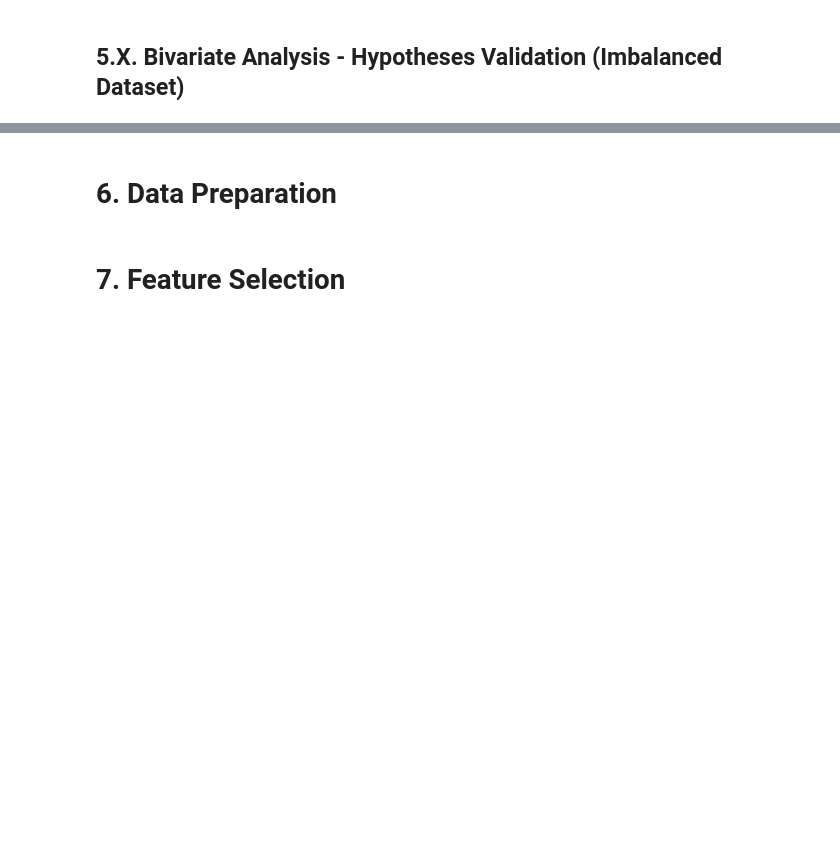
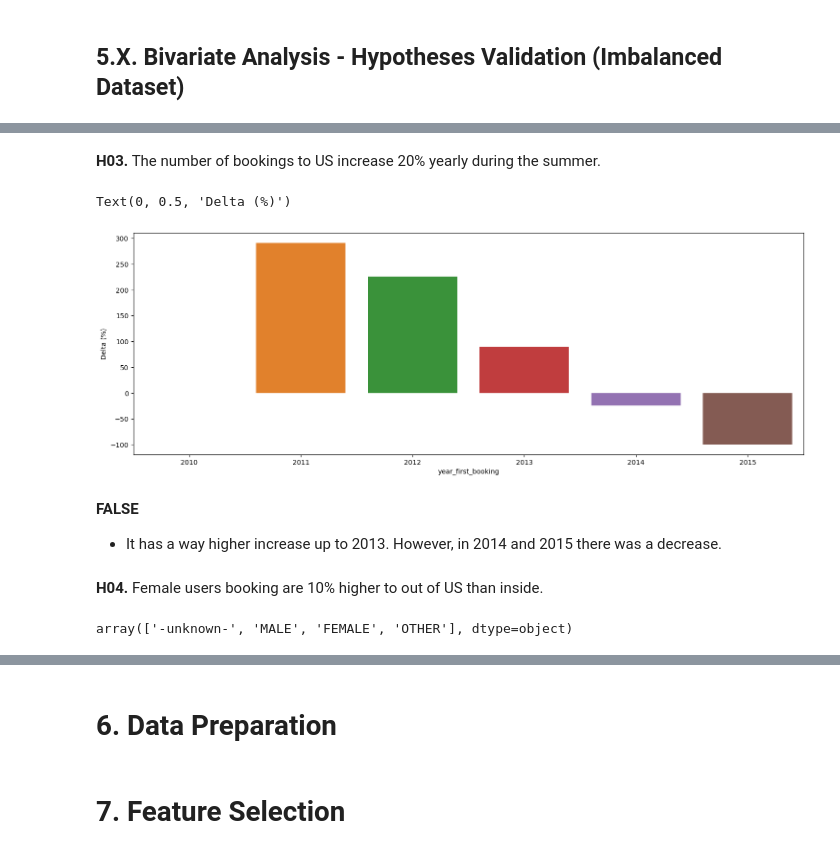
Before and after one commit to lucasquemelli/airbnb, a Jupyter notebook: airbnb.ipynb, the cells around one changed output, grey strips where cells are left out. Saved outputs shown, nothing was run; the diff lists cells and outputs as text; code cells hidden in the pictures; blank space fills up the shorter version.

```diff
--- a/airbnb.ipynb
+++ b/airbnb.ipynb
@@ -1258,0 +1232,30 @@ The main objective of this analysis is to evaluate the correlation between the v
+# %% [markdown]
+**H03.** The number of bookings to US increase 20% yearly during the summer.
+# %%
+aux01 = df5[['year_first_booking', 'month_first_booking', 'country_destination']].\
+                groupby(['year_first_booking', 'month_first_booking', 'country_destination']).\
+                size().reset_index().rename( columns={0:'count'})
+
+# select only summer
+aux01 = aux01[(aux01['month_first_booking'].isin([6, 7, 8, 9])) & (aux01['country_destination'] == 'US')]
+
+aux02 = aux01[['year_first_booking', 'count']].groupby('year_first_booking').sum().reset_index()
+
+aux02['delta'] = 100*aux02['count'].pct_change().fillna(0)
+
+plt.figure( figsize=(18,6))
+sns.barplot( x='year_first_booking', y='delta', data=aux02)
+plt.ylabel("Delta (%)")
+# %% [output]
+Text(0, 0.5, 'Delta (%)')
+[figure, added]
+# %% [markdown]
+**FALSE**
+
+- It has a way higher increase up to 2013. However, in 2014 and 2015 there was a decrease.
+# %% [markdown]
+**H04.** Female users booking are 10% higher to out of US than inside.
+# %%
+df5["gender"].unique()
+# %% [output]
+array(['-unknown-', 'MALE', 'FEMALE', 'OTHER'], dtype=object)
```
Also changed, not shown: parts of 53 cells of this notebook.
